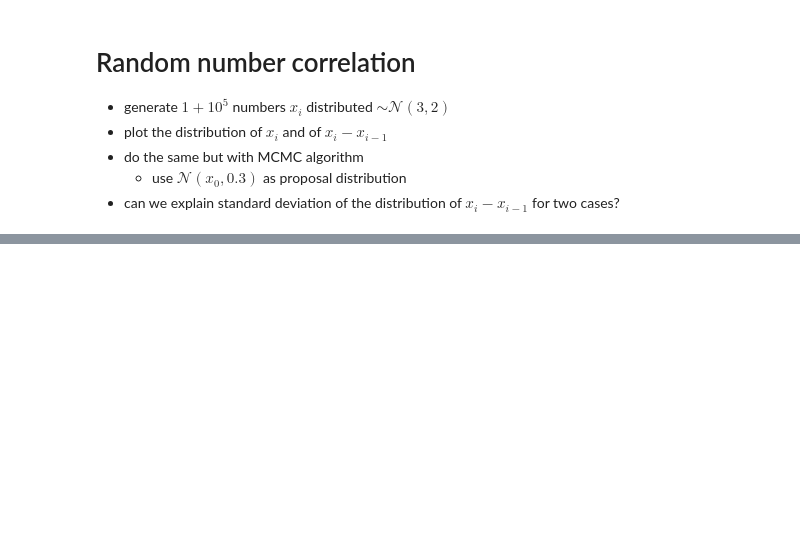
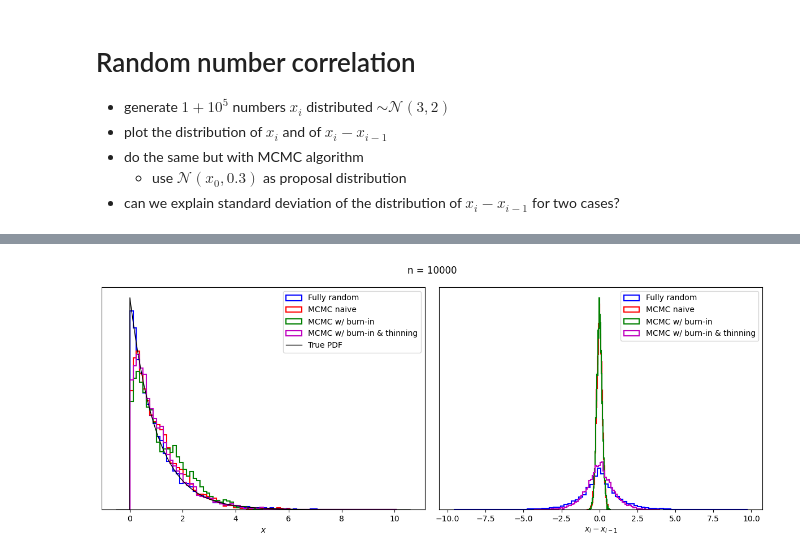
Before and after one commit to nj-vs-vh/gssi-23-24-stats, a Jupyter notebook: lecture4/exercises.ipynb, the cells around one changed output, grey strips where cells are left out. Drawn from its saved outputs; the diff is of its cells as text; code cells hidden in the pictures; blank space fills up the shorter version.

```diff
--- a/lecture4/exercises.ipynb
+++ b/lecture4/exercises.ipynb
@@ -154,0 +180,9 @@ plt.show()
+# %%
+plot_sampling_methods_comparison(
+    target_rv=scipy.stats.expon(),
+    sample_size=int(1e4),
+    mcmc_step_scale=0.2,
+    bins=80,
+)
+# %% [output]
+[figure, added]
```
Also changed, not shown: parts of 6 cells of this notebook.
